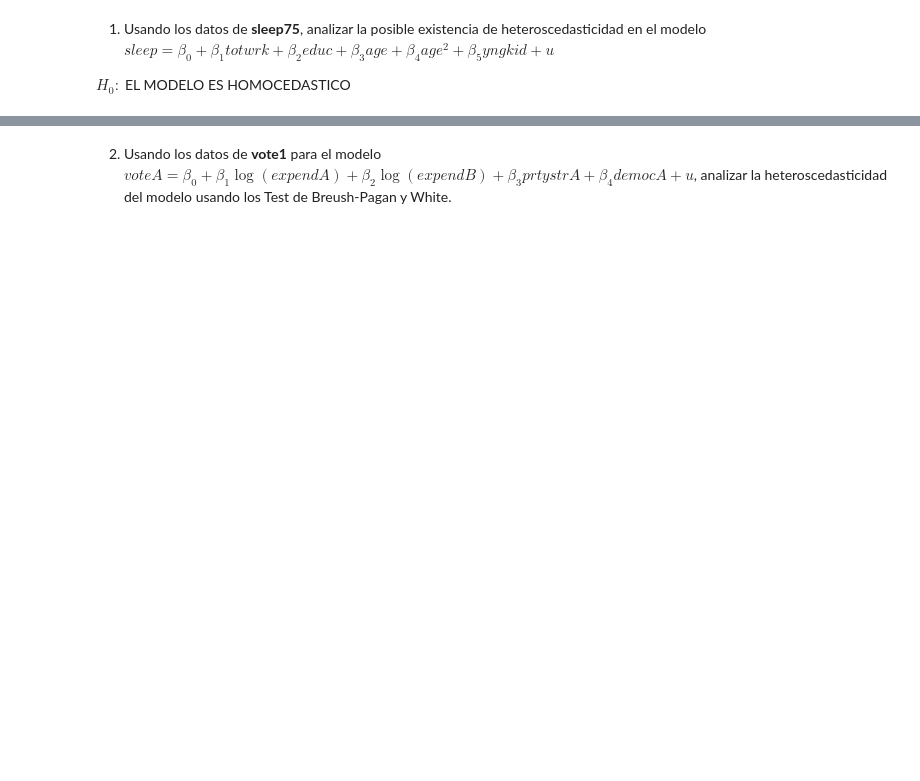
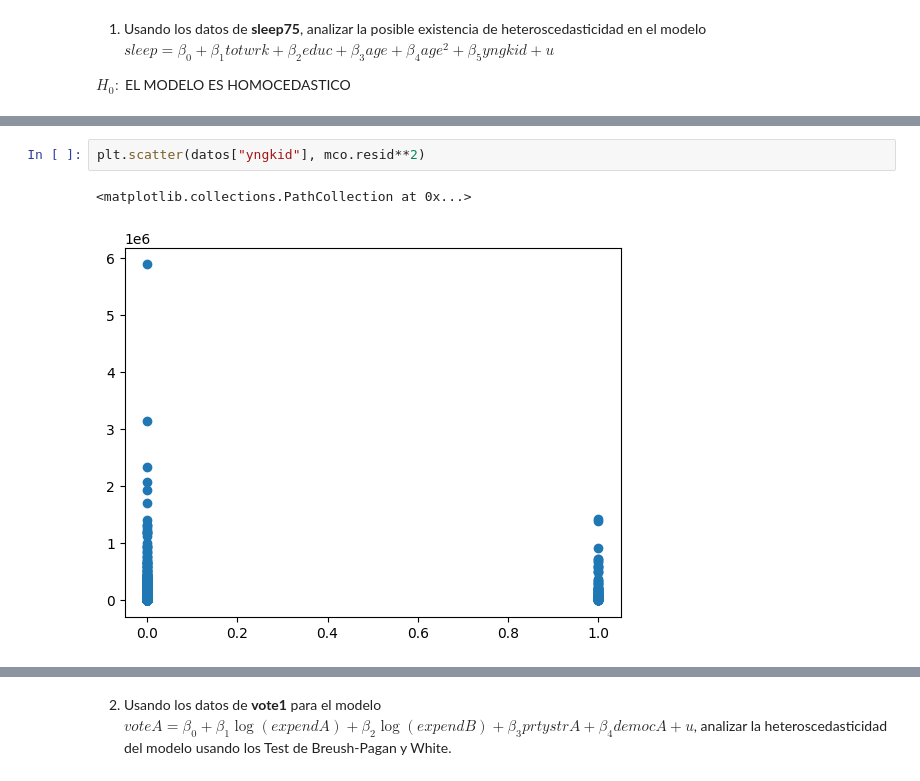
Before and after one commit to vblancoOR/econometria, a Jupyter notebook: 04_ECO_Heteroscedasticidad.ipynb, the cells around one changed output, grey strips where cells are left out. Cells and saved outputs as stored; diff of their text form; blank space fills up the shorter version.

```diff
--- a/04_ECO_Heteroscedasticidad.ipynb
+++ b/04_ECO_Heteroscedasticidad.ipynb
@@ -48,3 +69,8 @@ Notes:
 [1] Standard Errors assume that the covariance matrix of the errors is correctly specified.
 [2] The condition number is large, 4.32e+04. This might indicate that there are
 strong multicollinearity or other numerical problems.
+# %%
+plt.scatter(datos["yngkid"], mco.resid**2)
+# %% [output]
+<matplotlib.collections.PathCollection at 0x...>
+[figure, added]
```
Also changed, not shown: parts of 16 cells of this notebook.
